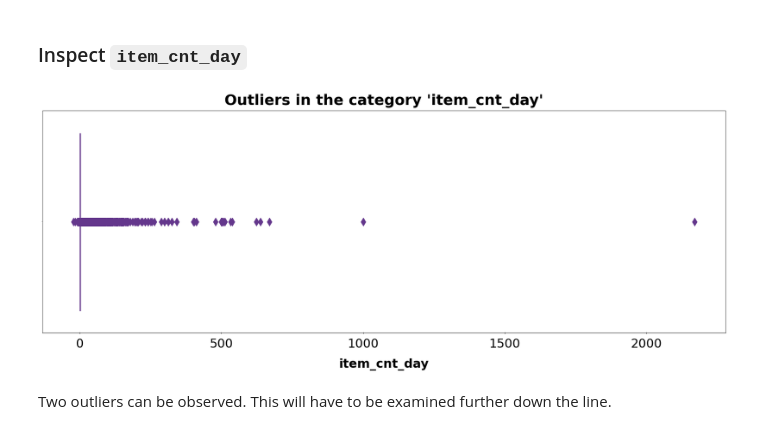
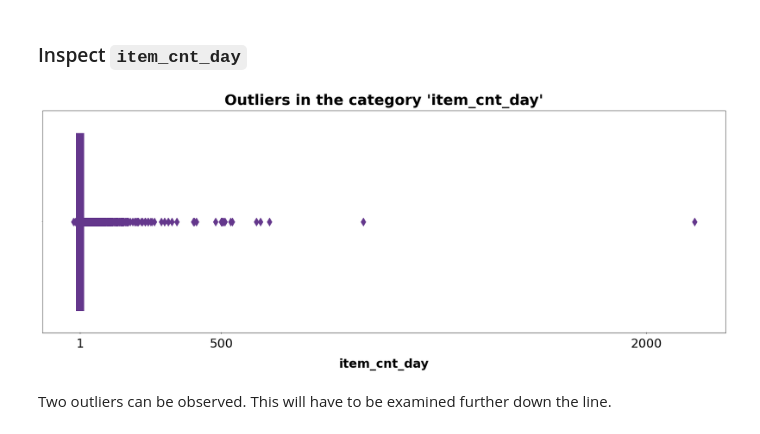
Before and after one commit to cedric-uden/hka-predicting_future_sales, a Jupyter notebook: Predicting_Future_Sales.ipynb, the cells around one changed output. Saved outputs shown, nothing was run; the diff lists cells and outputs as text; code cells hidden in the pictures.

Commit message:
updated the plots

```diff
--- a/Predicting_Future_Sales.ipynb
+++ b/Predicting_Future_Sales.ipynb
@@ -215,13 +215,19 @@ Fortunately, the revenue is closely correlated to the total sales as expected.
 ### Inspect `item_cnt_day`
 # %%
 if run_eda:
-    plt.figure()
+    fig, ax = plt.subplots()
     fliers = {'markerfacecolor': iwi_purple, 'markersize': 14, 'markeredgecolor': iwi_purple}
-    boxes = {'color': iwi_purple, 'linewidth': 3}
+    boxes = {'color': iwi_purple, 'linewidth': 20}
     sns.boxplot(x=train_in_months.item_cnt_day, linewidth=0, flierprops=fliers, boxprops=boxes)
     plt.title("Outliers in the category 'item_cnt_day'")
+
+    xticks = [1,500,2000]
+    xtickslabels = [str(x) for x in xticks]
+
+    ax.set_xticks(xticks)
+    ax.set_xticklabels(xtickslabels)
 # %% [output]
-[figure, old version]
+[figure, new version]
 # %% [markdown]
 Two outliers can be observed. This will have to be examined further down the line.
 # %% [markdown]
```
Also changed, not shown: parts of 1 cell of this notebook.
